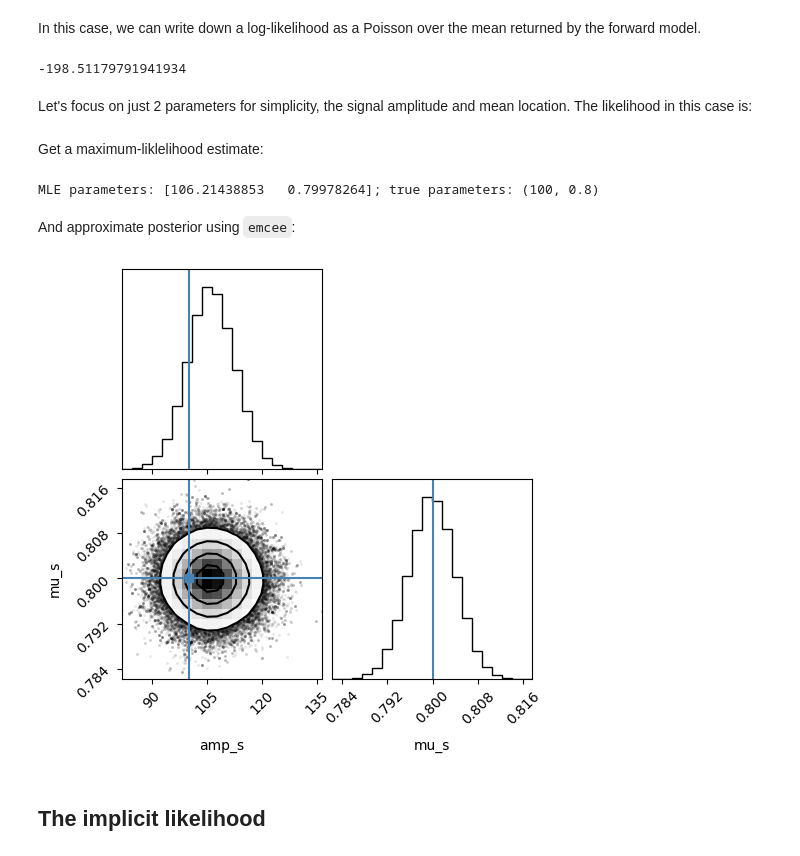
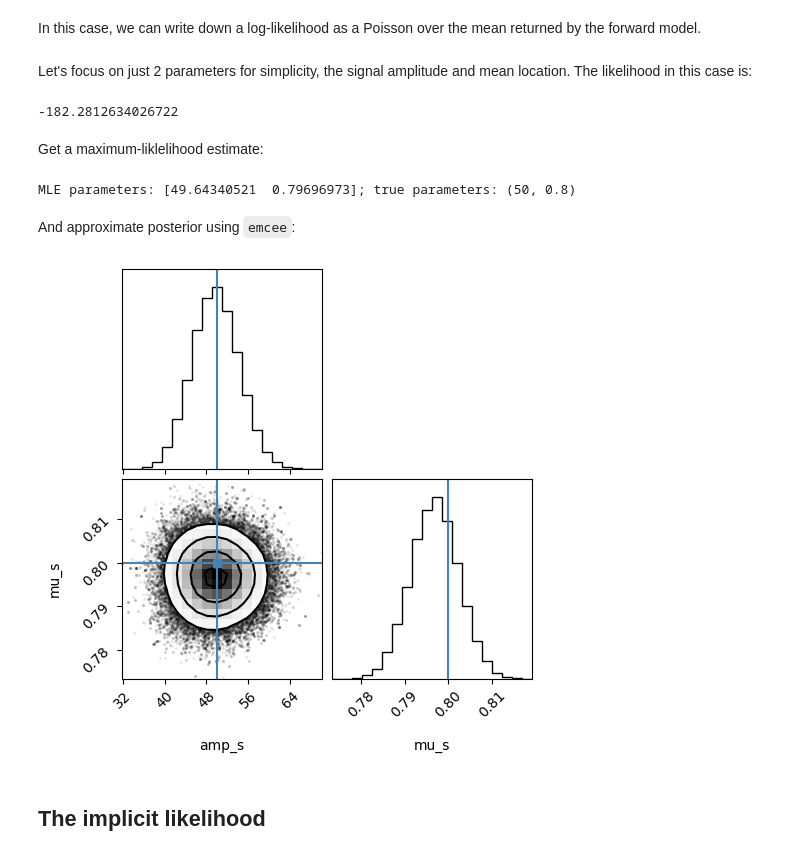
Before and after one commit to smsharma/sbi-lecture-mit, a Jupyter notebook: tutorial.ipynb, the cells around one changed output. Saved outputs shown, nothing was run; the diff lists cells and outputs as text; code cells hidden in the pictures.

```diff
--- a/tutorial.ipynb
+++ b/tutorial.ipynb
@@ -60,8 +60,8 @@ y = np.linspace(0.1, 1, 50)  # Dependent variable
 
 # Mean expected counts
 x_mu = bump_forward_model(y,
-                    amp_s=10, mu_s=0.8, std_s=0.05,  # Signal params
-                    amp_b=10, exp_b=-0.5)  # Background params
+                    amp_s=50, mu_s=0.8, std_s=0.05,  # Signal params
+                    amp_b=50, exp_b=-0.5)  # Background params
 
 # Realized counts
 x = np.random.poisson(x_mu)
@@ -90,10 +90,6 @@ def log_like(theta, y, x):
     amp_s, mu_s, std_s, amp_b, exp_b = theta
     mu = bump_forward_model(y, amp_s, mu_s, std_s, amp_b, exp_b)
     return poisson.logpmf(x, mu).sum()
-
-log_like([100, 0.8, 0.05, 100, -0.5], y, x)
-# %% [output]
--198.51179791941934
 # %% [markdown]
 Let's focus on just 2 parameters for simplicity, the signal amplitude and mean location. The likelihood in this case is:
 # %%
@@ -101,16 +97,28 @@ def log_like_sig(params, y, x):
     """ Log-likehood function for a Gaussian bump (amp_s, mu_s) on top of a fixed PL background.
     """
     amp_s, mu_s = params
-    std_s, amp_b, exp_b = 0.05, 100, -0.5
+    std_s, amp_b, exp_b = 0.05, 50, -0.5
     mu = bump_forward_model(y, amp_s, mu_s, std_s, amp_b, exp_b)
     return poisson.logpmf(x, mu).sum()
+
+log_like_sig([50, 0.8], y, x)
+# %% [output]
+-182.2812634026722
 # %% [markdown]
 Get a maximum-liklelihood estimate:
-# %%
-opt = minimize(lambda thetas: -log_like_sig(thetas, y, x), x0=[1, 1])
-print("MLE parameters: {}; true parameters: {}".format(opt.x, (100, 0.8)))
-# %% [output]
-MLE parameters: [106.21438853   0.79978264]; true parameters: (100, 0.8)
+# %%
+# Initial guess for the parameters
+initial_guess = [100., 0.1]
+
+# Set up the minimizer_kwargs for the basinhopping algorithm
+minimizer_kwargs = {"method": "L-BFGS-B", "bounds": ((0, 200), (0, 1))}
+
+# Perform the optimization using basinhopping
+opt = basinhopping(lambda thetas: -log_like_sig(thetas, y, x), initial_guess, minimizer_kwargs=minimizer_kwargs)
+
+print("MLE parameters: {}; true parameters: {}".format(opt.x, (50, 0.8)))
+# %% [output]
+MLE parameters: [49.64340521  0.79696973]; true parameters: (50, 0.8)
 # %% [markdown]
 And approximate posterior using `emcee`:
 # %%
@@ -136,14 +144,14 @@ def log_post(thetas, y, x):
 ndim, nwalkers = 2, 32
 sampler = emcee.EnsembleSampler(nwalkers, ndim, log_post, args=(y, x))
 
-pos = opt.x + 1e-2 * np.random.randn(nwalkers, ndim)
+pos = opt.x + 1e-3 * np.random.randn(nwalkers, ndim)
 sampler.run_mcmc(pos, 5000, progress=True);
 # %%
 # Plot posterior samples
 flat_samples = sampler.get_chain(discard=1000, flat=True)
-corner.corner(flat_samples, labels=["amp_s", "mu_s"], truths=[100, 0.8], smooth=1.);
+corner.corner(flat_samples, labels=["amp_s", "mu_s"], truths=[50, 0.8], smooth=1.);
 # %% [output]
-[figure, old version]
+[figure, new version]
 # %% [markdown]
 ## The implicit likelihood
 # %% [markdown]
```
Also changed, not shown: parts of 20 cells of this notebook, 2 other files.
